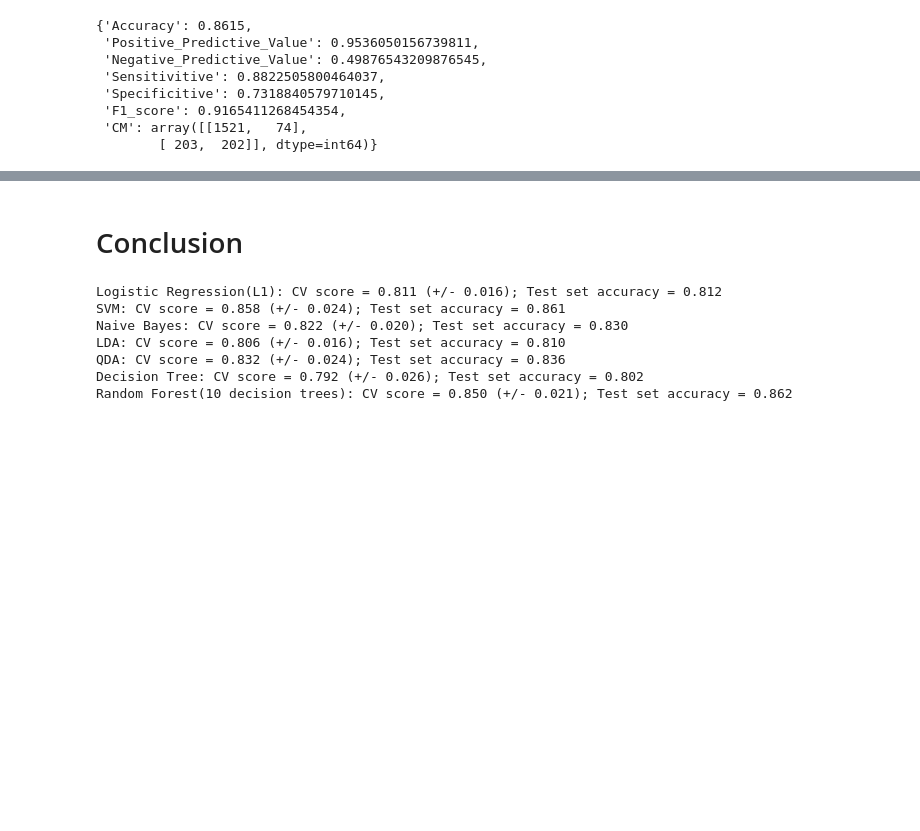
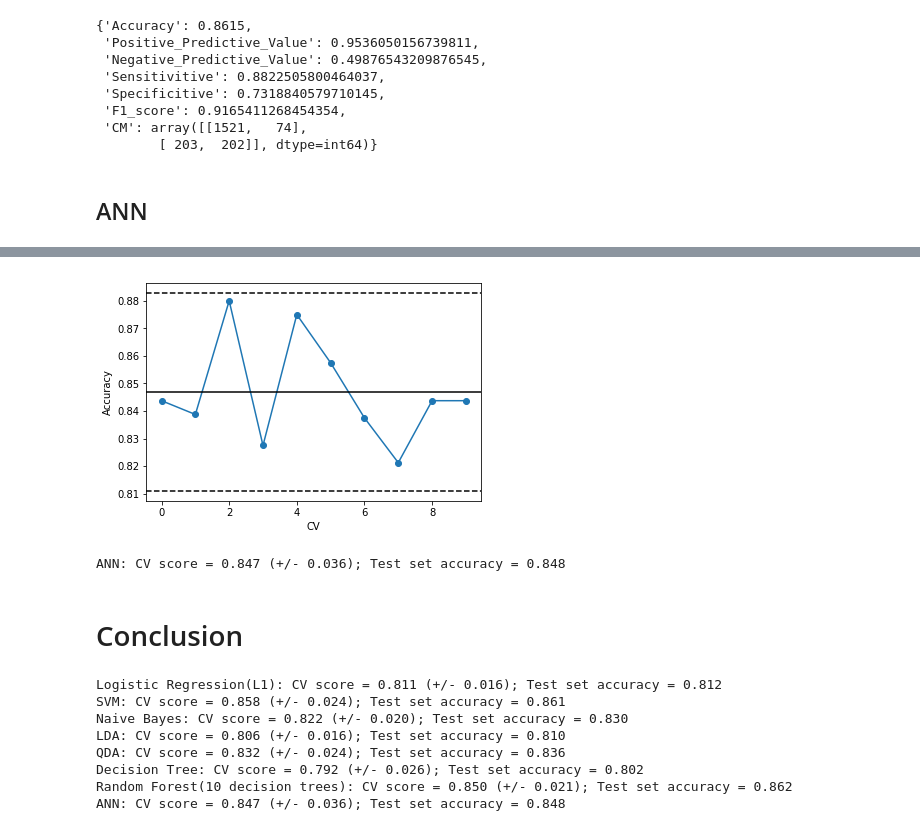
Before and after one commit to dxcv/Churn_Modeling, a Jupyter notebook: Summary.ipynb, the cells around one changed output, grey strips where cells are left out. Cells and saved outputs as stored; diff of their text form; code cells hidden in the pictures; blank space fills up the shorter version.

```diff
--- a/Summary.ipynb
+++ b/Summary.ipynb
@@ -358,3 +358,23 @@ Classification(clf = classifier, X = X_test, y = y_test)
  'F1_score': 0.9165411268454354,
  'CM': array([[1521,   74],
         [ 203,  202]], dtype=int64)}
+# %% [markdown]
+## ANN
+# %%
+from keras.wrappers.scikit_learn import KerasClassifier
+from sklearn.model_selection import cross_val_score
+from keras.models import Sequential
+from keras.layers import Dense
+def build_classifier():
+    classifier = Sequential()
+    classifier.add(Dense(units = 6, kernel_initializer = 'uniform', activation = 'relu', input_dim = 11))
+    classifier.add(Dense(units = 6, kernel_initializer = 'uniform', activation = 'relu'))
+    classifier.add(Dense(units = 1, kernel_initializer = 'uniform', activation = 'sigmoid'))
+    classifier.compile(optimizer = 'adam', loss = 'binary_crossentropy', metrics = ['accuracy'])
+    return classifier
+classifier = KerasClassifier(build_fn = build_classifier, batch_size = 25, epochs = 300, verbose = 0)
+ANN_score = cv_score(clf = classifier, X = X_train, y = y_train, cv = 10)
+classifier.fit(X_train, y_train)
+ANN_score.append(classifier.score(X_test, y_test))
+print('ANN: CV score = %0.3f (+/- %0.3f); Test set accuracy = %0.3f' % (ANN_score[0], 2 * ANN_score[1], ANN_score[2]))
+# %% [output]
@@ -361,3 +397,5 @@ Classification(clf = classifier, X = X_test, y = y_test)
+[figure, added]
+ANN: CV score = 0.847 (+/- 0.036); Test set accuracy = 0.848
 # %% [markdown]
 # Conclusion
 # %%
@@ -368,6 +406,7 @@ print('LDA: CV score = %0.3f (+/- %0.3f); Test set accuracy = %0.3f' % (LDA_scor
 print('QDA: CV score = %0.3f (+/- %0.3f); Test set accuracy = %0.3f' % (QDA_score[0], 2 * QDA_score[1], QDA_score[2]))
 print('Decision Tree: CV score = %0.3f (+/- %0.3f); Test set accuracy = %0.3f' % (Tree_score[0], 2 * Tree_score[1], Tree_score[2]))
 print('Random Forest(10 decision trees): CV score = %0.3f (+/- %0.3f); Test set accuracy = %0.3f' % (Forest_score[0], 2 * Forest_score[1], Forest_score[2]))
+print('ANN: CV score = %0.3f (+/- %0.3f); Test set accuracy = %0.3f' % (ANN_score[0], 2 * ANN_score[1], ANN_score[2]))
 # %% [output]
 Logistic Regression(L1): CV score = 0.811 (+/- 0.016); Test set accuracy = 0.812
 SVM: CV score = 0.858 (+/- 0.024); Test set accuracy = 0.861
@@ -376,3 +415,4 @@ LDA: CV score = 0.806 (+/- 0.016); Test set accuracy = 0.810
 QDA: CV score = 0.832 (+/- 0.024); Test set accuracy = 0.836
 Decision Tree: CV score = 0.792 (+/- 0.026); Test set accuracy = 0.802
 Random Forest(10 decision trees): CV score = 0.850 (+/- 0.021); Test set accuracy = 0.862
+ANN: CV score = 0.847 (+/- 0.036); Test set accuracy = 0.848
```
Also changed, not shown: parts of 1 cell of this notebook.
